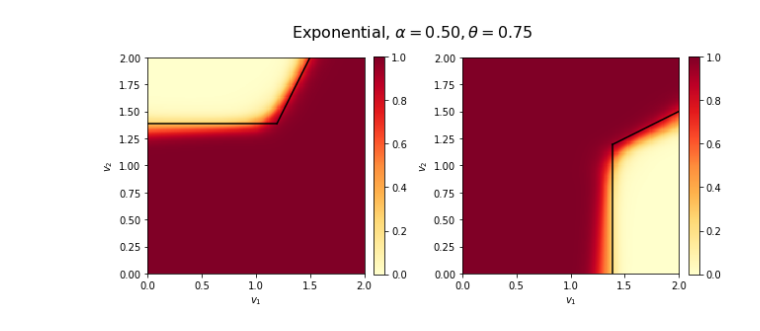
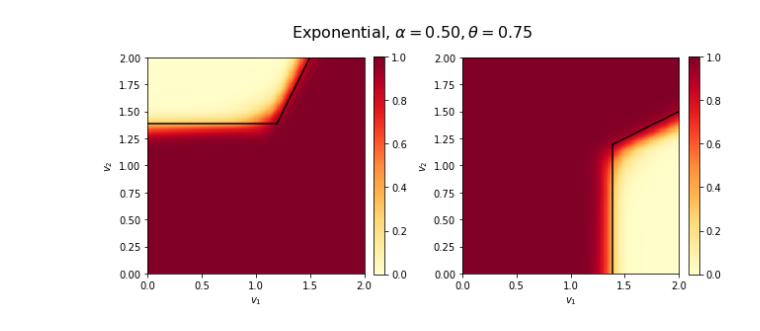
Before and after one commit to saisrivatsan/deep-data-markets, a Jupyter notebook: BIC/Exp_theta_0.75_alpha_0.50.ipynb, the cells around one changed output. Cells and saved outputs as stored; diff of their text form; code cells hidden in the pictures.

```diff
--- a/BIC/Exp_theta_0.75_alpha_0.50.ipynb
+++ b/BIC/Exp_theta_0.75_alpha_0.50.ipynb
@@ -496,34 +482,35 @@ while it <= cfg.max_iter:
 # %%
-v = torch_var(np.linspace(0, 2, 201))
+D = 201
+v = torch_var(np.linspace(0, 2, D))
 v_mesh = torch.stack(torch.meshgrid(v, v, indexing = "ij"), axis = -1)
-pi_mesh = torch.diagonal(pi_net(v_mesh.view(-1, 2)).view(201, 201, 2, 2, 2), 0, -2, -1).sum(-1)* 0.5
+pi_mesh = torch.diagonal(pi_net(v_mesh.view(-1, 2)).view(D, D, cfg.num_agents, cfg.num_states, cfg.num_signals) * theta, 0, -2, -1).sum(-1)
 AM = numpy_var(pi_mesh)
 
 
 fig, ax = plt.subplots(ncols = 2, nrows = 1, figsize=(9,4))
 
 img_1 = ax[0].imshow(AM[:, :, 0].transpose(1,0), extent=[0,2,0,2], vmin = 0.0, vmax=1.0, cmap = 'YlOrRd', origin = "lower")
 plt.colorbar(img_1, ax = ax[0], fraction=0.046, pad=0.04)
 
 img_2 = ax[1].imshow(AM[:, :, 1].transpose(1,0), extent=[0,2,0,2], vmin = 0.0, vmax=1.0, cmap = 'YlOrRd', origin = "lower")
 plt.colorbar(img_2, ax = ax[1], fraction=0.046, pad=0.04)
 
 
 v_star = -np.log(1 - max(cfg.theta))
 
 
 ax[0].plot([0, (1 + v_star)/2], [v_star, v_star], color='black')
 ax[0].plot([(1 + v_star)/2, 1.5],[v_star, 2],color='black')
 
 ax[1].plot([v_star, v_star], [0, (1 + v_star)/2], color='black')
 ax[1].plot([v_star, 2], [(1 + v_star)/2, 1.5], color='black')
 
 ax[0].set_xlabel("$v_1$")
 ax[0].set_ylabel("$v_2$")
 ax[1].set_xlabel("$v_1$")
 ax[1].set_ylabel("$v_2$")
 
 fig.text(0.5, 1, r"Exponential, $\alpha=%.2f, \theta=%.2f$"%(cfg.alpha, max(cfg.theta)), ha='center', size = 16)
 fig.tight_layout()
 # %% [output]
-[figure, old version]
+[figure, new version]
```
Also changed, not shown: parts of 1 cell of this notebook, 30 other files.
